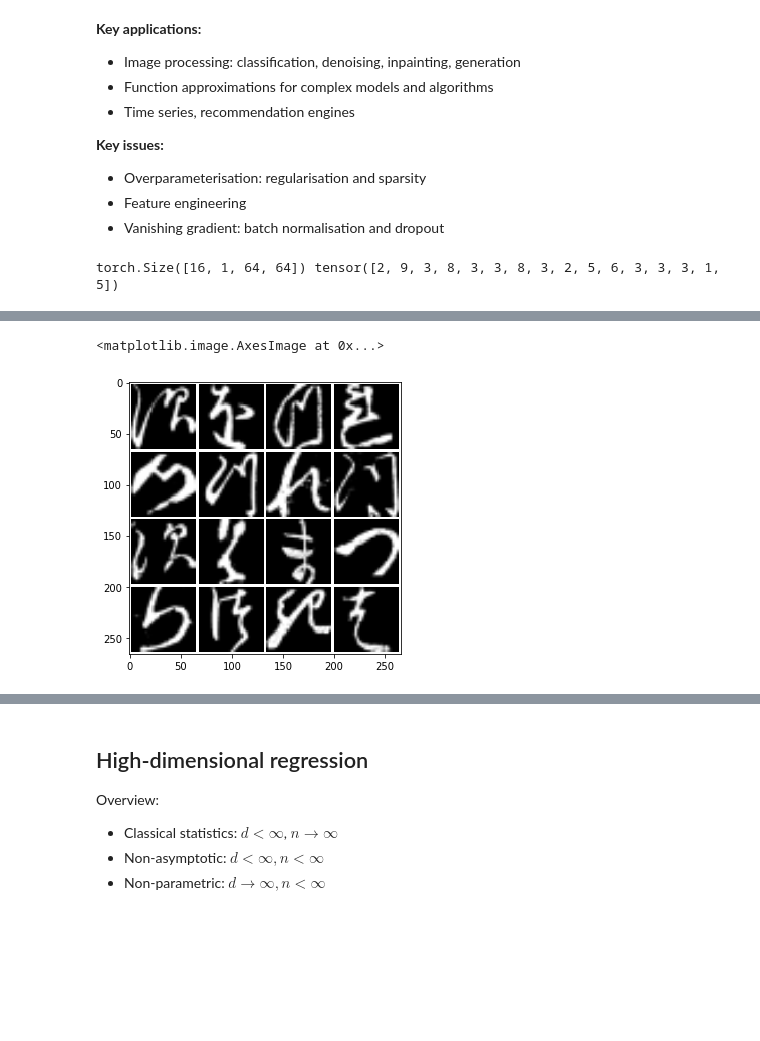
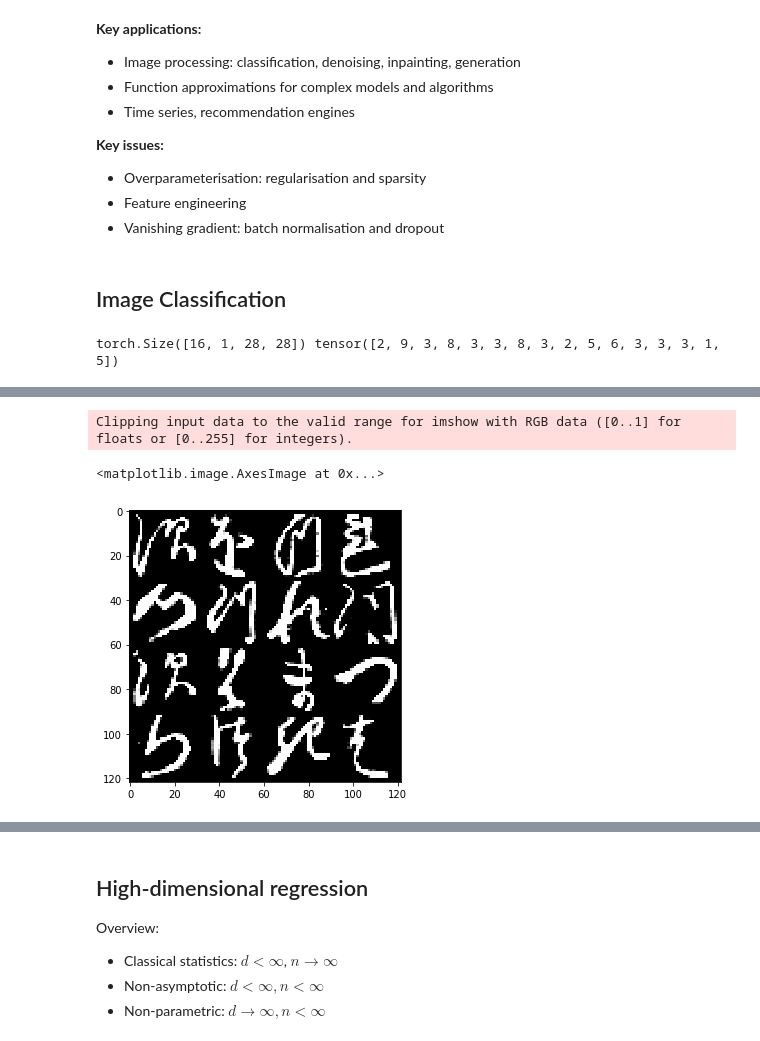
Before and after one commit to Imperial-College-Data-Science-Society/workshops, a Jupyter notebook: notebooks/workshop-3-Regression/Regression.ipynb, the cells around one changed output, grey strips where cells are left out. Saved outputs shown, nothing was run; the diff lists cells and outputs as text; code cells hidden in the pictures; blank space fills up the shorter version.

Commit message:
add images

```diff
--- a/notebooks/workshop-3-Regression/Regression.ipynb
+++ b/notebooks/workshop-3-Regression/Regression.ipynb
@@ -310,9 +334,10 @@ https://www.astroml.org/book_figures/chapter9/fig_neural_network.html
 - Overparameterisation: regularisation and sparsity
 - Feature engineering
 - Vanishing gradient: batch normalisation and dropout
+# %% [markdown]
+## Image Classification
 # %%
 # https://github.com/pytorch/examples/blob/master/mnist/main.py
-# https://github.com/marrrcin/pytorch-resnet-mnist/blob/master/pytorch-resnet-mnist.ipynb
 # Code is in the folder in the main.py script
 # Don't run it during the session - might take a while!
 # %run main.py
@@ -321,8 +346,8 @@ https://www.astroml.org/book_figures/chapter9/fig_neural_network.html
 import torch
 from torchvision import datasets, transforms
 transform=transforms.Compose([
-    transforms.Resize(64),
     transforms.ToTensor(),
+    transforms.Normalize((0.1307,), (0.3081,))
 ])
 
 # https://github.com/rois-codh/kmnist
@@ -334,18 +359,19 @@ for img_batch, label_batch in test_loader:
     print(img_batch.shape, label_batch)
     break
 # %% [output]
-torch.Size([16, 1, 64, 64]) tensor([2, 9, 3, 8, 3, 3, 8, 3, 2, 5, 6, 3, 3, 3, 1, 5])
+torch.Size([16, 1, 28, 28]) tensor([2, 9, 3, 8, 3, 3, 8, 3, 2, 5, 6, 3, 3, 3, 1, 5])
 # %% [markdown]
 ![alt text](kmnist_examples.png)
 # %%
 from torchvision.utils import make_grid
 
 # Read images into torch.Tensor
 all_imgs = img_batch
 # Visualize sample on a grid
-img_grid = make_grid(all_imgs, nrow=4, pad_value=1.)
+img_grid = make_grid(all_imgs, nrow=4)
 plt.figure(figsize=(5,5))
 plt.imshow(img_grid.permute(1, 2, 0).numpy())
 # %% [output]
-<matplotlib.image.AxesImage at 0x...>
+Clipping input data to the valid range for imshow with RGB data ([0..1] for floats or [0..255] for integers).
+<matplotlib.image.AxesImage at 0x...>
-[figure, old version]
+[figure, new version]
```
Also changed, not shown: parts of 19 cells of this notebook, 5 other files.
